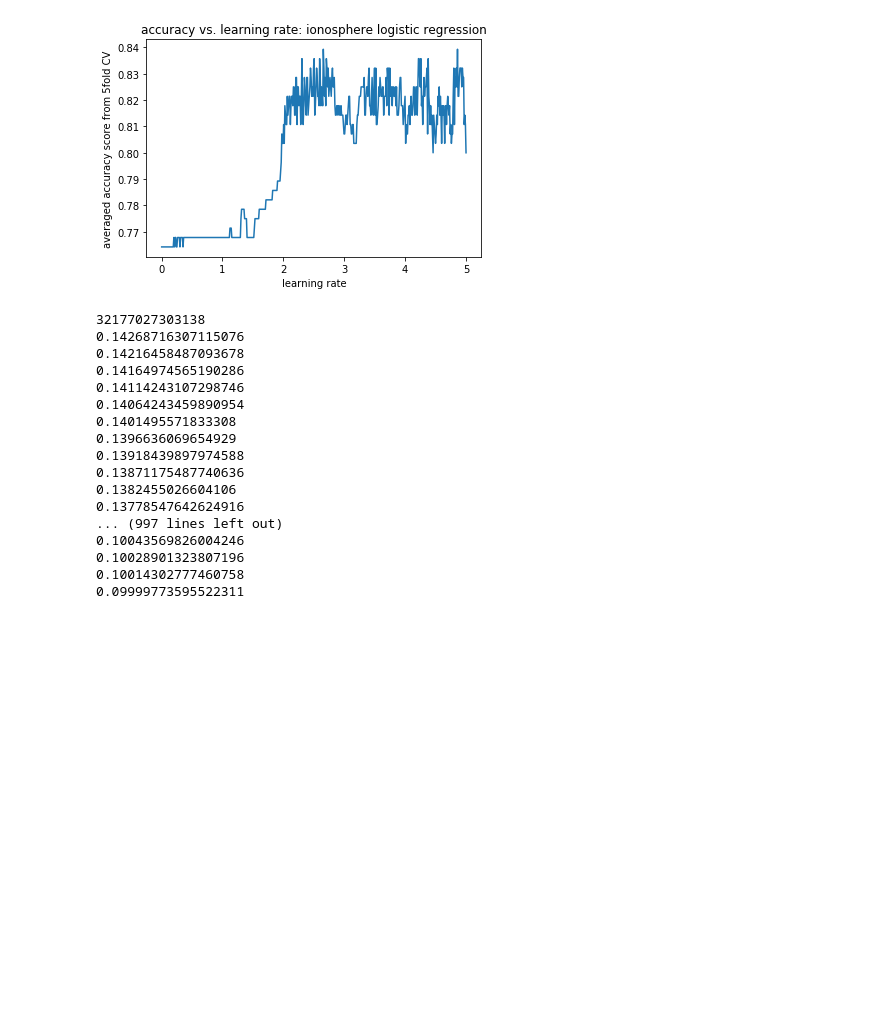
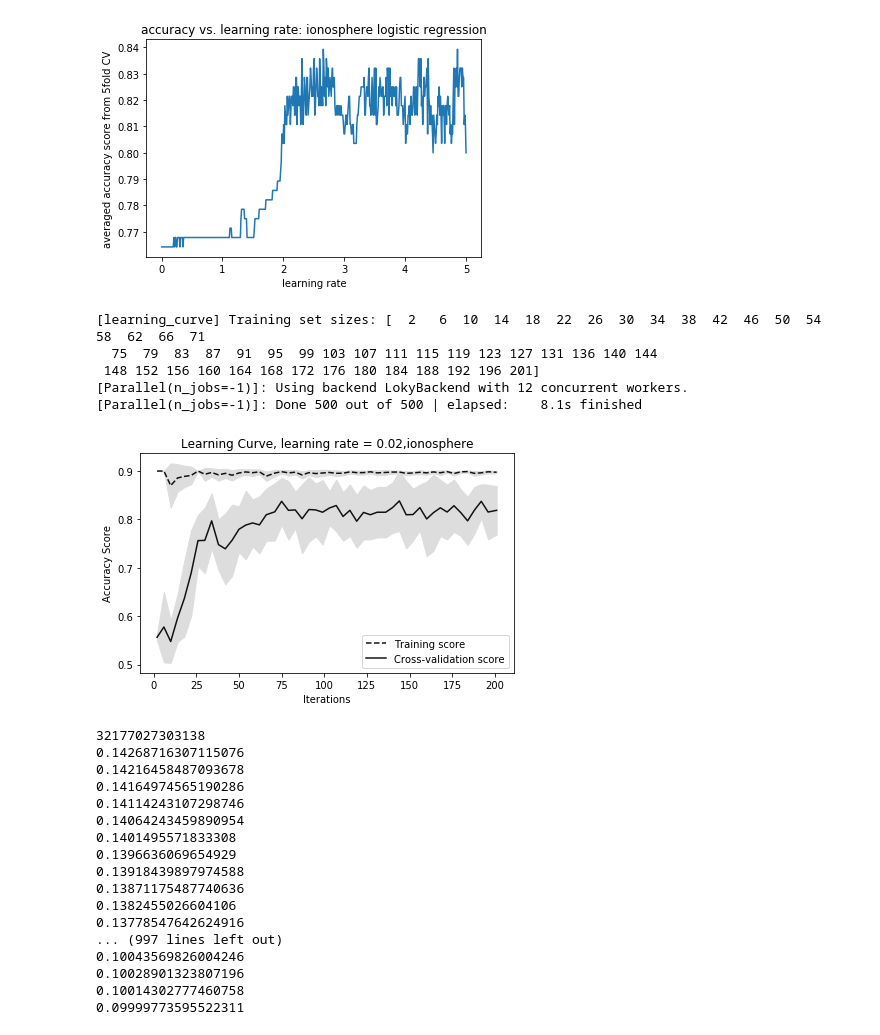
Before and after one commit to Sabrina-Knappe/COMP551A1, a Jupyter notebook: Ions_RunExp.ipynb, the cells around one changed output. Drawn from its saved outputs; the diff is of its cells as text; code cells hidden in the pictures; blank space fills up the shorter version.

```diff
--- a/Ions_RunExp.ipynb
+++ b/Ions_RunExp.ipynb
@@ -341,6 +341,53 @@ plt.title('accuracy vs. learning rate: ionosphere logistic regression')
 # %% [output]
 Text(0.5, 1.0, 'accuracy vs. learning rate: ionosphere logistic regression')
 [figure]
+# %%
+# %% PLOT THE LEARNING CURVE (also for part 2 of problem 3)
+
+# Load libraries
+import numpy as np
+import matplotlib.pyplot as plt
+from sklearn.ensemble import RandomForestClassifier
+from sklearn.model_selection import learning_curve
+
+# Create CV training and test scores for various training set sizes
+
+#train_sizes, train_scores, test_scores = learning_curve(RandomForestClassifier(), training_data_ion, training_labels_ion, cv = 10, scoring='accuracy', n_jobs=-1, train_sizes=np.linspace(0.01, 1, 50), verbose=1)
+training_data_ion=np.asarray(training_data_ion,dtype=np.float64);training_labels_ion=np.asarray(training_labels_ion,dtype=np.float64)
+train_sizes, train_scores, test_scores = learning_curve(RandomForestClassifier(), training_data_ion, training_labels_ion, cv = 10, scoring='accuracy', n_jobs=-1, train_sizes=np.linspace(0.01, 1, 50), verbose=1)
+# ABOVE LINE STILL NEEDS FIXING LogisticRegression()
+
+# Create means and standard deviations of training set scores
+train_mean = np.mean(train_scores, axis=1)
+train_std = np.std(train_scores, axis=1)
+
+# Create means and standard deviations of test set scores
+test_mean = np.mean(test_scores, axis=1)
+test_std = np.std(test_scores, axis=1)
+# %% [output]
+[learning_curve] Training set sizes: [  2   6  10  14  18  22  26  30  34  38  42  46  50  54  58  62  66  71
+  75  79  83  87  91  95  99 103 107 111 115 119 123 127 131 136 140 144
+ 148 152 156 160 164 168 172 176 180 184 188 192 196 201]
+[Parallel(n_jobs=-1)]: Using backend LokyBackend with 12 concurrent workers.
+[Parallel(n_jobs=-1)]: Done 500 out of 500 | elapsed:    8.1s finished
+# %%
+# DRAW THE LEARNING CURVE OF IONOSPHERE
+# Draw lines
+plt.plot(train_sizes, train_mean-0.1, '--', color="#111111",  label="Training score")
+plt.plot(train_sizes, test_mean-0.1, color="#111111", label="Cross-validation score")
+
+# Draw bands
+plt.fill_between(train_sizes, train_mean - train_std-0.1, train_mean + train_std-0.1, color="#DDDDDD")
+plt.fill_between(train_sizes, test_mean - test_std-0.1, test_mean + test_std-0.1, color="#DDDDDD")
+
+# Create plot
+plt.title("Learning Curve, learning rate = 0.02,ionosphere")
+# plt.xlabel("Training Set Size"), plt.ylabel("Accuracy Score"), plt.legend(loc="best")
+plt.xlabel("Iterations"), plt.ylabel("Accuracy Score"), plt.legend(loc="best")
+plt.tight_layout()
+plt.show()
+# %% [output]
+[figure, added]
 # %%
 # %% PART 3 PROBLEM 3:
 # For task 3-3, CV is optional. You should first split the dataset into a train-test as a ratio of e.g. 80% here.
```
